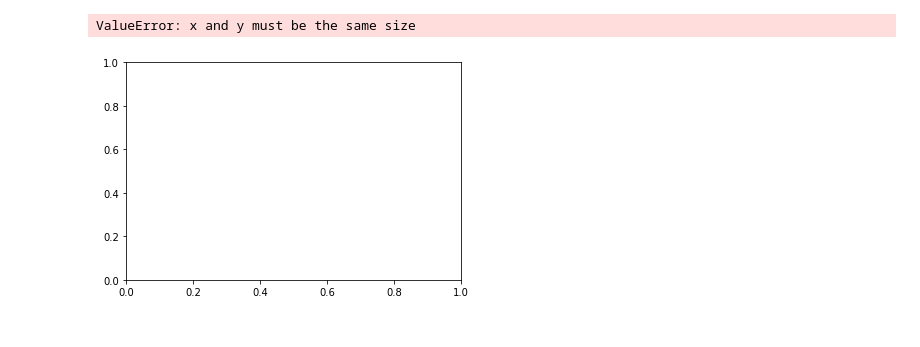
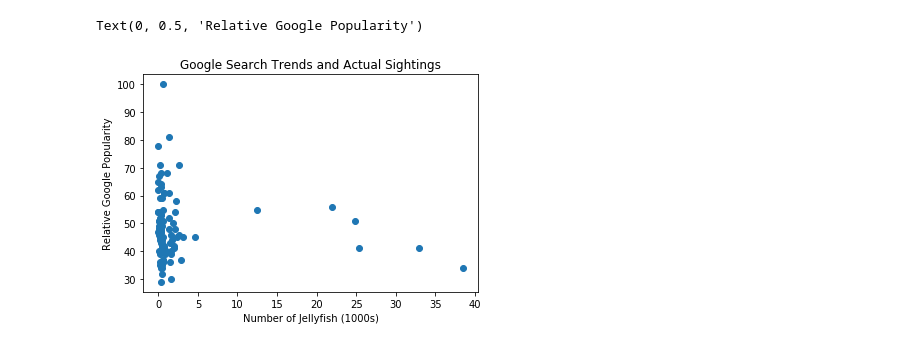
Before and after one commit to anniid/project_1, a Jupyter notebook: google search impact.ipynb, the cells around one changed output. Saved outputs shown, nothing was run; the diff lists cells and outputs as text; code cells hidden in the pictures.

Commit message:
fixing a bug in the data due to a miskey

```diff
--- a/google search impact.ipynb
+++ b/google search impact.ipynb
@@ -10,6 +9,6 @@ ModuleNotFoundError: No module named 'config'
 # %%
 #import jellyfish data
-jelly_data=pd.read_csv("./Data/jelly_03_11.csv")
+jelly_data=pd.read_csv("./Data/jelly_year_month_04-11.csv")
 # %%
 jelly_data
 # %% [output]
@@ -44,0 +47,7 @@ search_data
+# %%
+#merge data
+merged_df=pd.DataFrame({"Year-Month":search_data["Month"],
+                       "Relative Search Popularity":search_data["Relative Popularity"],
+                        "Number of Jellyfish Seen":jelly_data["Jellyfish Sightings (1000s)"]
+                       })
+merged_df
@@ -45,7 +68,12 @@ search_data
 # %%
 #plot the data
-plt.scatter(search_data,jelly_data)
+y=merged_df["Relative Search Popularity"]
+x=merged_df["Number of Jellyfish Seen"]
+plt.scatter(x,y)
+plt.title("Google Search Trends and Actual Sightings")
+plt.xlabel("Number of Jellyfish (1000s)")
+plt.ylabel("Relative Google Popularity")
 #plt.plot(jelly_data["Year"],jelly_data["Jellyfish Sightings (1000s)"])
 # %% [output]
-ValueError: x and y must be the same size
+Text(0, 0.5, 'Relative Google Popularity')
-[figure, old version]
+[figure, new version]
```
Also changed, not shown: parts of 5 cells of this notebook, 4 other files.
